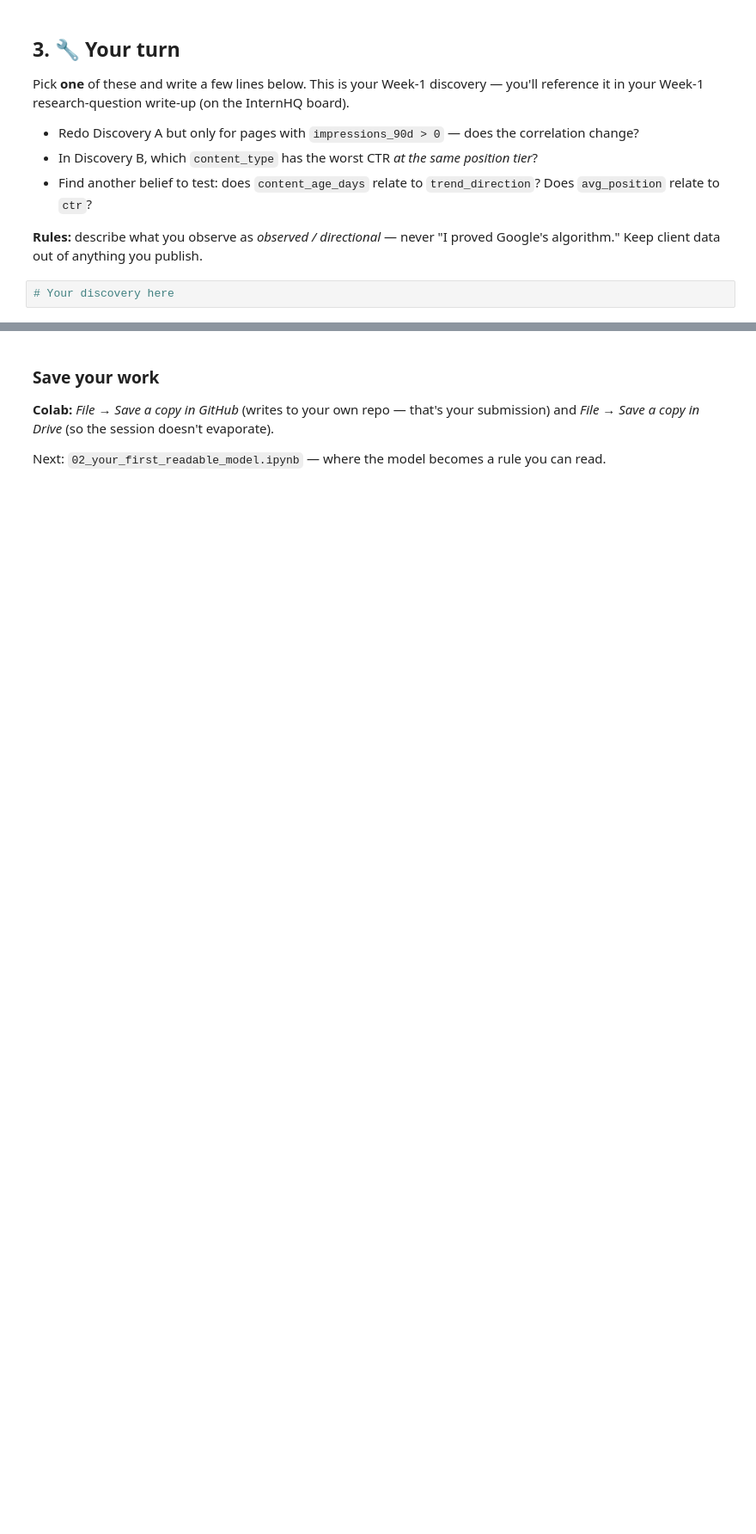
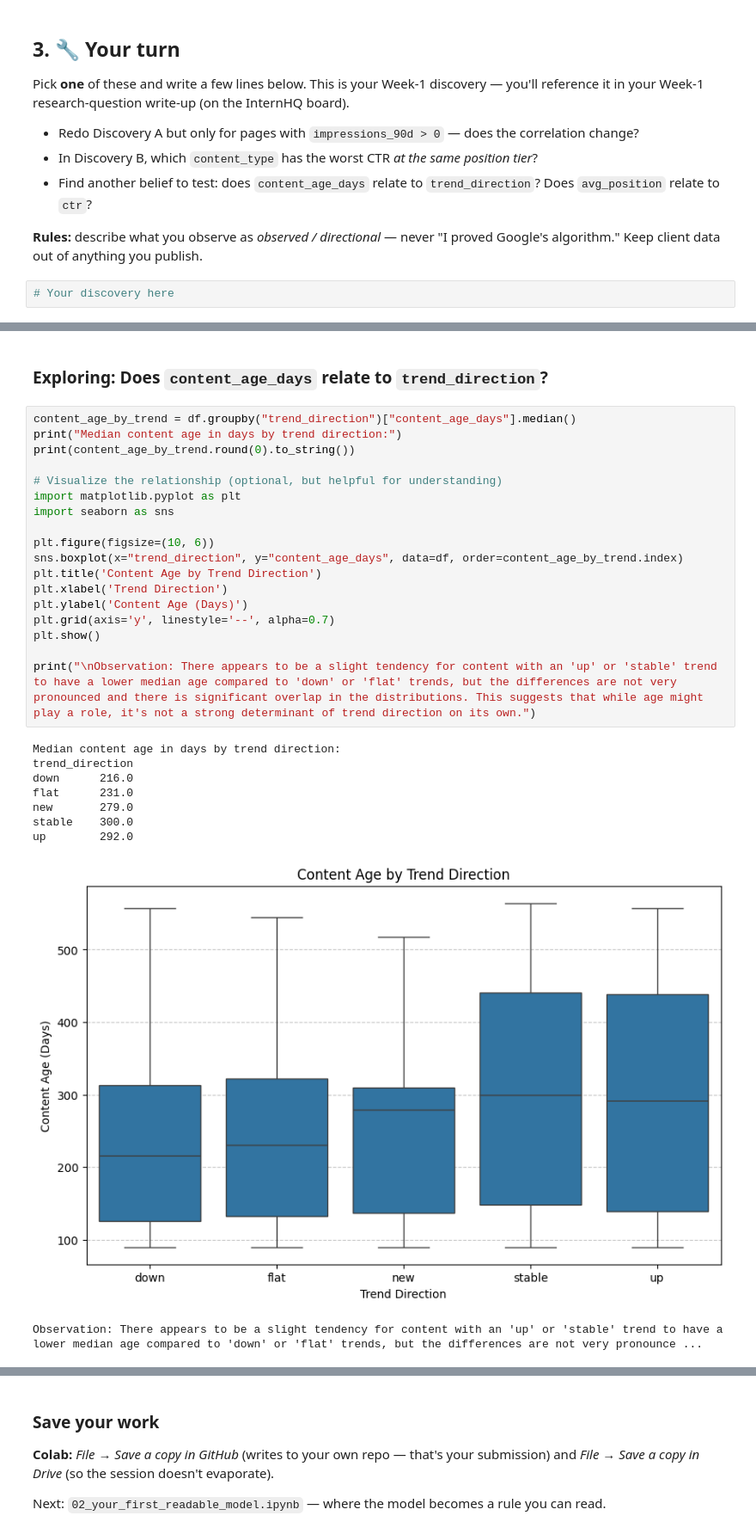
Before and after one commit to ahsan-shakeel/Flyrank_ML_internship, a Jupyter notebook: notebooks/01_first_look_and_discovery.ipynb, the cells around one changed output, grey strips where cells are left out. Shown at 86% size. Saved outputs shown, nothing was run; the diff lists cells and outputs as text; blank space fills up the shorter version.

```diff
--- a/notebooks/01_first_look_and_discovery.ipynb
+++ b/notebooks/01_first_look_and_discovery.ipynb
@@ -101,0 +180,30 @@ Pick **one** of these and write a few lines below. This is your Week-1 discovery
+# %% [markdown]
+### Exploring: Does `content_age_days` relate to `trend_direction`?
+# %%
+content_age_by_trend = df.groupby("trend_direction")["content_age_days"].median()
+print("Median content age in days by trend direction:")
+print(content_age_by_trend.round(0).to_string())
+
+# Visualize the relationship (optional, but helpful for understanding)
+import matplotlib.pyplot as plt
+import seaborn as sns
+
+plt.figure(figsize=(10, 6))
+sns.boxplot(x="trend_direction", y="content_age_days", data=df, order=content_age_by_trend.index)
+plt.title('Content Age by Trend Direction')
+plt.xlabel('Trend Direction')
+plt.ylabel('Content Age (Days)')
+plt.grid(axis='y', linestyle='--', alpha=0.7)
+plt.show()
+
+print("\nObservation: There appears to be a slight tendency for content with an 'up' or 'stable' trend to have a lower median age compared to 'down' or 'flat' trends, but the differences are not very pronounced and there is significant overlap in the distributions. This suggests that while age might play a role, it's not a strong determinant of trend direction on its own.")
+# %% [output]
+Median content age in days by trend direction:
+trend_direction
+down      216.0
+flat      231.0
+new       279.0
+stable    300.0
+up        292.0
+[figure, added]
+Observation: There appears to be a slight tendency for content with an 'up' or 'stable' trend to have a lower median age compared to 'down' or 'flat' trends, but the differences are not very pronounce ...
```
Also changed, not shown: parts of 13 cells of this notebook.
